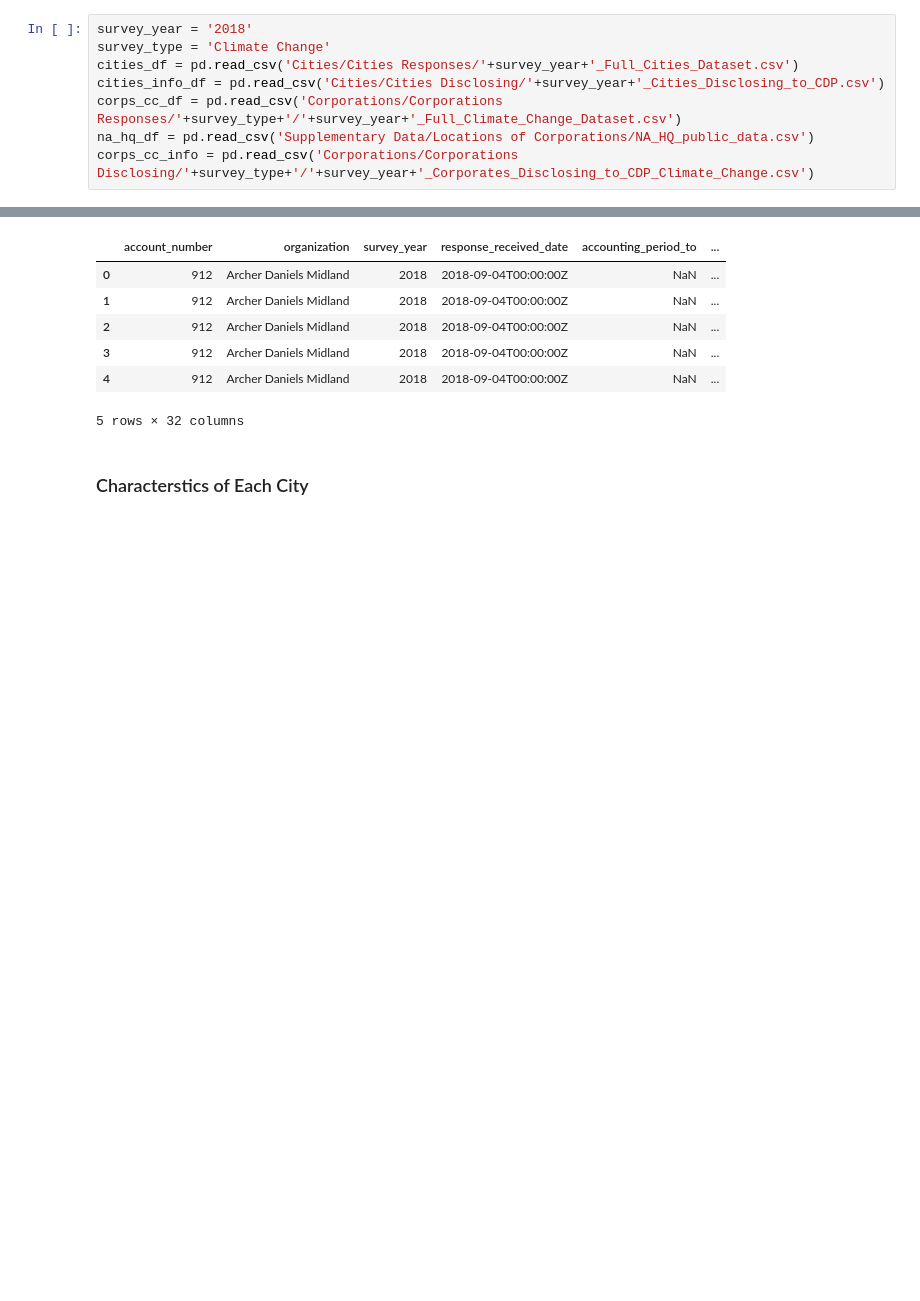
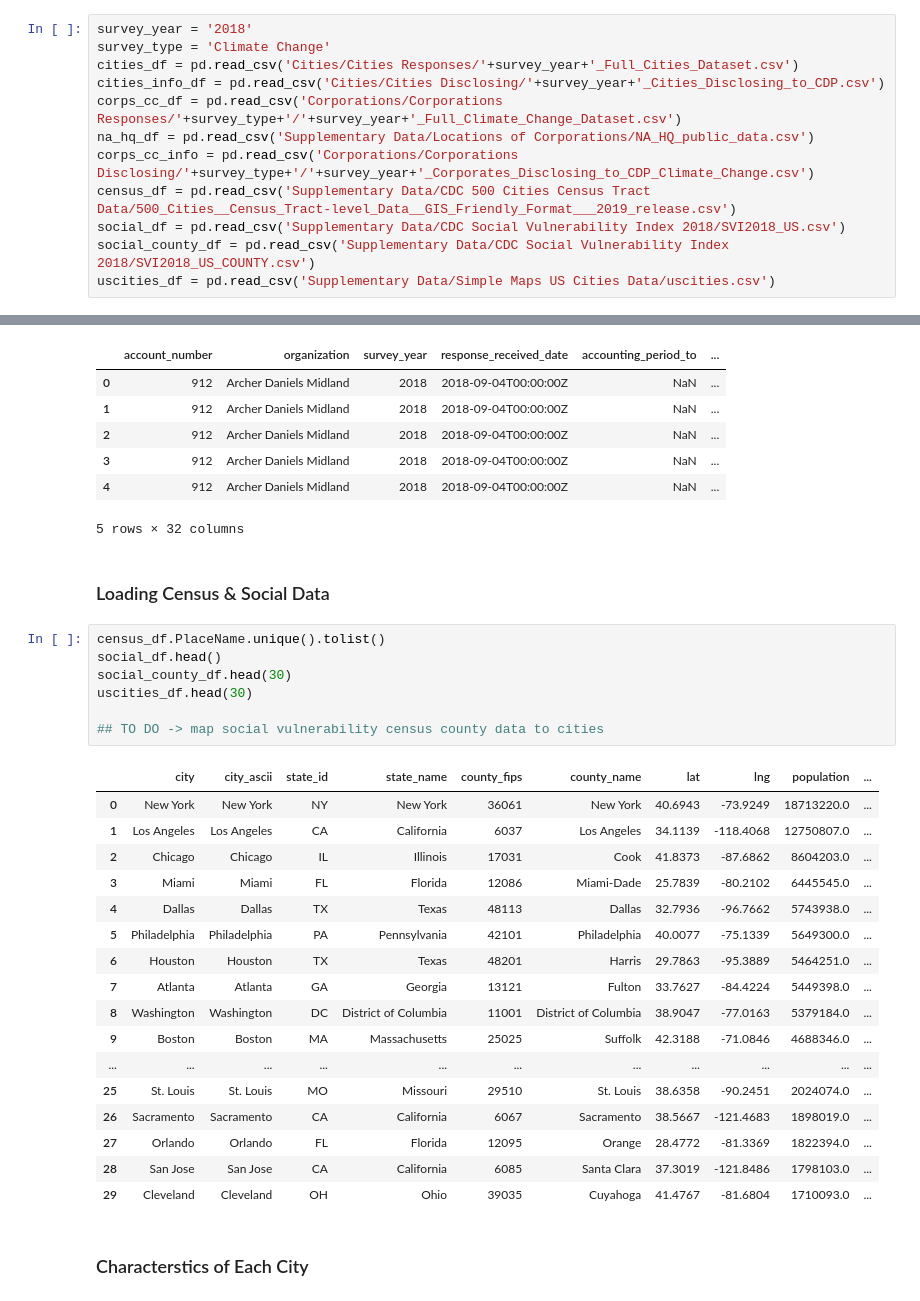
Before and after one commit to jenni4j/Climate_Dreamer_Pros, a Jupyter notebook: cities.ipynb, the cells around one changed output, grey strips where cells are left out. Cells and saved outputs as stored; diff of their text form; blank space fills up the shorter version.

```diff
--- a/cities.ipynb
+++ b/cities.ipynb
@@ -9,6 +9,10 @@ cities_info_df = pd.read_csv('Cities/Cities Disclosing/'+survey_year+'_Cities_Di
 corps_cc_df = pd.read_csv('Corporations/Corporations Responses/'+survey_type+'/'+survey_year+'_Full_Climate_Change_Dataset.csv')
 na_hq_df = pd.read_csv('Supplementary Data/Locations of Corporations/NA_HQ_public_data.csv')
 corps_cc_info = pd.read_csv('Corporations/Corporations Disclosing/'+survey_type+'/'+survey_year+'_Corporates_Disclosing_to_CDP_Climate_Change.csv')
+census_df = pd.read_csv('Supplementary Data/CDC 500 Cities Census Tract Data/500_Cities__Census_Tract-level_Data__GIS_Friendly_Format___2019_release.csv')
+social_df = pd.read_csv('Supplementary Data/CDC Social Vulnerability Index 2018/SVI2018_US.csv')
+social_county_df = pd.read_csv('Supplementary Data/CDC Social Vulnerability Index 2018/SVI2018_US_COUNTY.csv')
+uscities_df = pd.read_csv('Supplementary Data/Simple Maps US Cities Data/uscities.csv')
 # %%
 cities_df.head()
 # %% [output]
@@ -64,6 +63,33 @@ corps_cc_full.head()
 | 3 | 912 | Archer Daniels Midland | 2018 | 2018-09-04T00:00:00Z | NaN | ... |
 | 4 | 912 | Archer Daniels Midland | 2018 | 2018-09-04T00:00:00Z | NaN | ... |
 5 rows × 32 columns
+# %% [markdown]
+### Loading Census & Social Data
+# %%
+census_df.PlaceName.unique().tolist()
+social_df.head()
+social_county_df.head(30)
+uscities_df.head(30)
+
+## TO DO -> map social vulnerability census county data to cities
+# %% [output]
+|  | city | city_ascii | state_id | state_name | county_fips | county_name | lat | lng | population | ... |
+| 0 | New York | New York | NY | New York | 36061 | New York | 40.6943 | -73.9249 | 18713220.0 | ... |
+| 1 | Los Angeles | Los Angeles | CA | California | 6037 | Los Angeles | 34.1139 | -118.4068 | 12750807.0 | ... |
+| 2 | Chicago | Chicago | IL | Illinois | 17031 | Cook | 41.8373 | -87.6862 | 8604203.0 | ... |
+| 3 | Miami | Miami | FL | Florida | 12086 | Miami-Dade | 25.7839 | -80.2102 | 6445545.0 | ... |
+| 4 | Dallas | Dallas | TX | Texas | 48113 | Dallas | 32.7936 | -96.7662 | 5743938.0 | ... |
+| 5 | Philadelphia | Philadelphia | PA | Pennsylvania | 42101 | Philadelphia | 40.0077 | -75.1339 | 5649300.0 | ... |
+| 6 | Houston | Houston | TX | Texas | 48201 | Harris | 29.7863 | -95.3889 | 5464251.0 | ... |
+| 7 | Atlanta | Atlanta | GA | Georgia | 13121 | Fulton | 33.7627 | -84.4224 | 5449398.0 | ... |
+| 8 | Washington | Washington | DC | District of Columbia | 11001 | District of Columbia | 38.9047 | -77.0163 | 5379184.0 | ... |
+| 9 | Boston | Boston | MA | Massachusetts | 25025 | Suffolk | 42.3188 | -71.0846 | 4688346.0 | ... |
+| ... | ... | ... | ... | ... | ... | ... | ... | ... | ... | ... |
+| 25 | St. Louis | St. Louis | MO | Missouri | 29510 | St. Louis | 38.6358 | -90.2451 | 2024074.0 | ... |
+| 26 | Sacramento | Sacramento | CA | California | 6067 | Sacramento | 38.5667 | -121.4683 | 1898019.0 | ... |
+| 27 | Orlando | Orlando | FL | Florida | 12095 | Orange | 28.4772 | -81.3369 | 1822394.0 | ... |
+| 28 | San Jose | San Jose | CA | California | 6085 | Santa Clara | 37.3019 | -121.8486 | 1798103.0 | ... |
+| 29 | Cleveland | Cleveland | OH | Ohio | 39035 | Cuyahoga | 41.4767 | -81.6804 | 1710093.0 | ... |
 # %% [markdown]
 ### Characterstics of Each City
 # %%
```
Also changed, not shown: parts of 10 cells of this notebook.
